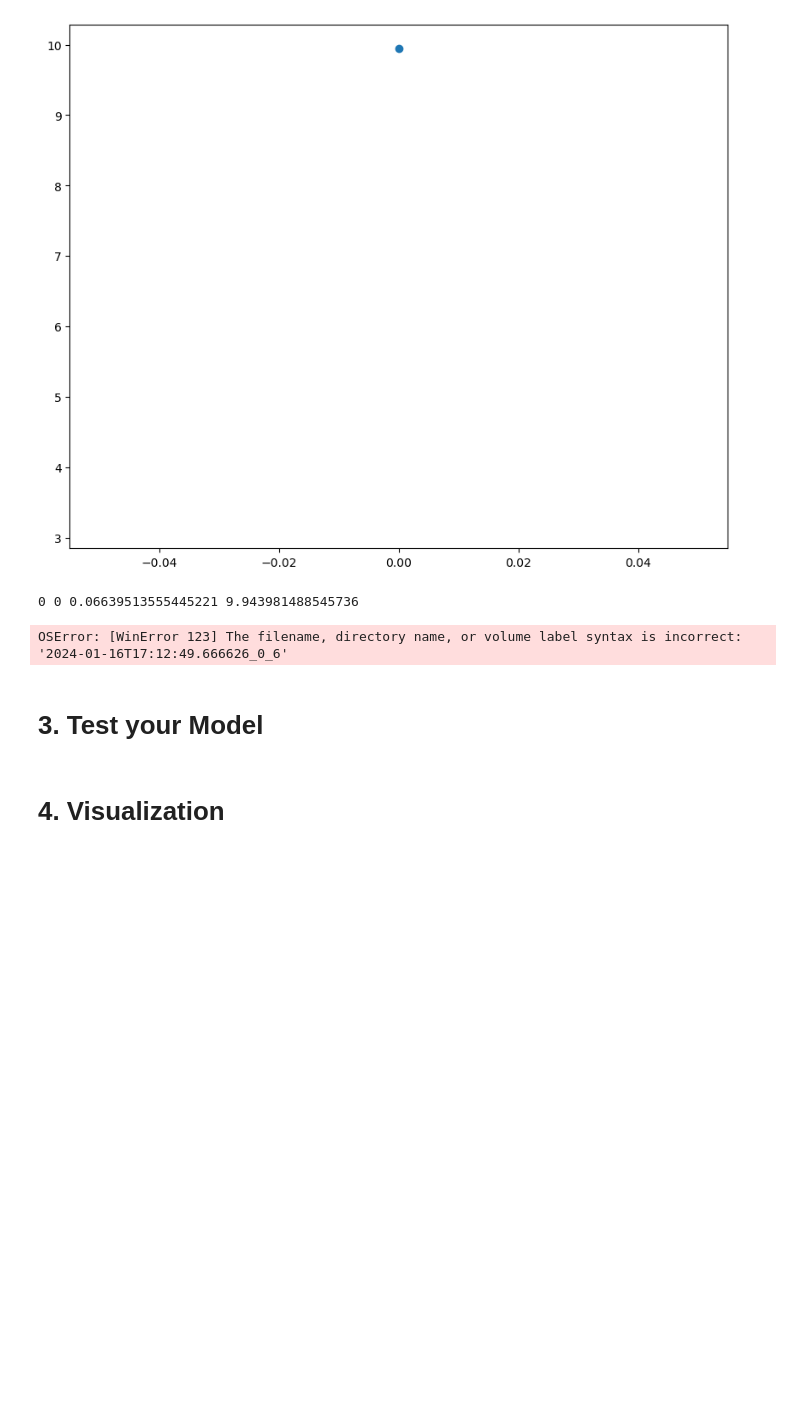
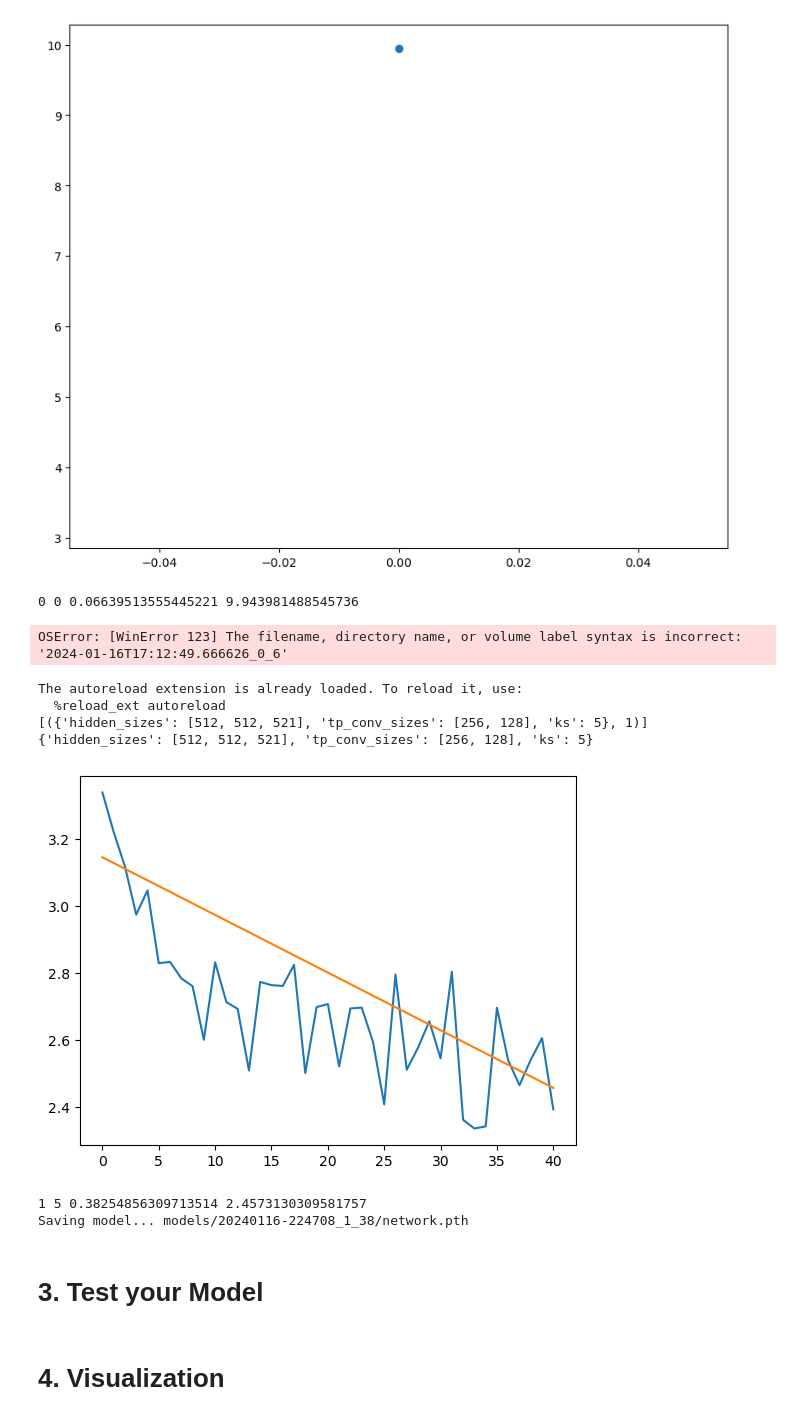
Before and after one commit to iwillnotkillyou/idl, a Jupyter notebook: exercise_10/1_segmentation_nn.ipynb, the cells around one changed output. Saved outputs shown, nothing was run; the diff lists cells and outputs as text; code cells hidden in the pictures; blank space fills up the shorter version.

```diff
--- a/exercise_10/1_segmentation_nn.ipynb
+++ b/exercise_10/1_segmentation_nn.ipynb
@@ -393,7 +393,7 @@ import os
 import time
 i2dl_exercises_path = os.path.dirname(os.path.abspath(os.getcwd()))
 data_root = os.path.join(i2dl_exercises_path, 'datasets','segmentation')
-device = "cpu"
+device = "cuda"
 
 def train(model,epochs,validate_every,train_loader,val_loader,lr,silent = False):
     loss = torch.nn.CrossEntropyLoss()
@@ -451,42 +451,50 @@ def validate_model(model, dataloader, loss):
     return np.mean(test_scores), np.mean(test_losses)
 
 train_data = SegmentationData(image_paths_file=f'{data_root}/segmentation_data/train.txt')
 val_data = SegmentationData(image_paths_file=f'{data_root}/segmentation_data/val.txt')
-bs = 256-64
+bs = 8
 transform = lambda x : torch.nn.functional.interpolate(x,(60,60))
-train_loader = torch.utils.data.DataLoader(torch.utils.data.random_split(train_data, [0.2,0.8])[0],bs,shuffle=True,drop_last=False)
+train_loader = torch.utils.data.DataLoader(torch.utils.data.random_split(train_data, [0.7,0.3])[0],bs,shuffle=True,drop_last=False)
 val_loader = torch.utils.data.DataLoader(torch.utils.data.random_split(val_data, [0.2,0.8])[0],bs,shuffle=False,drop_last=False)
 
 def search_hyperparams(layer_sizes):
     params = []
-    boolL = [True]
-    for t in boolL:
+    kss = [1,3,5]
+    for ks in kss:
         for x in layer_sizes:
-            hparams = {"hidden_sizes" : x, "use_transform2" : t}
+            hparams = {"hidden_sizes" : [256,256,256], "tp_conv_sizes" : x, "ks" : ks}
             model = SegmentationNN(hp=hparams)
-            _, accs = train(model,10,2,train_loader,val_loader,0.001,True)
+            _, accs = train(model,4,2,train_loader,val_loader,0.001,True)
             params.append((hparams,np.max(accs)))
-
     return params
 
-ls = [[128,512,512],[128,256,512]]
-hparams = search_hyperparams(ls)
+ls = [[128,64,32],[128,96,64],[128,48,32]]
+#hparams = search_hyperparams(ls)
+hparams = [({"hidden_sizes" : [512,512,521], "tp_conv_sizes" : [256,128], "ks" : 5},1)]
 print(hparams)
 besti = np.argmax([x[1] for x in hparams])
 print(hparams[besti][0])
 model = SegmentationNN(hp = hparams[besti][0])
 validate_every = 40
 epochs = 200
 
 train_data = SegmentationData(image_paths_file=f'{data_root}/segmentation_data/train.txt')
 val_data = SegmentationData(image_paths_file=f'{data_root}/segmentation_data/val.txt')
 train_loader = torch.utils.data.DataLoader(train_data,bs,shuffle=True,drop_last=False)
 val_loader = torch.utils.data.DataLoader(val_data,bs,shuffle=False,drop_last=False)
 train(model,epochs,validate_every,train_loader,val_loader,0.001)
 
 #######################################################################
 #                           END OF YOUR CODE                          #
 #######################################################################
+# %% [output]
+The autoreload extension is already loaded. To reload it, use:
+  %reload_ext autoreload
+[({'hidden_sizes': [512, 512, 521], 'tp_conv_sizes': [256, 128], 'ks': 5}, 1)]
+{'hidden_sizes': [512, 512, 521], 'tp_conv_sizes': [256, 128], 'ks': 5}
+[figure, added]
+1 5 0.38254856309713514 2.4573130309581757
+Saving model... models/20240116-224708_1_38/network.pth
 # %% [markdown]
 # 3. Test your Model
 # %%
```
Also changed, not shown: 1 other file.
